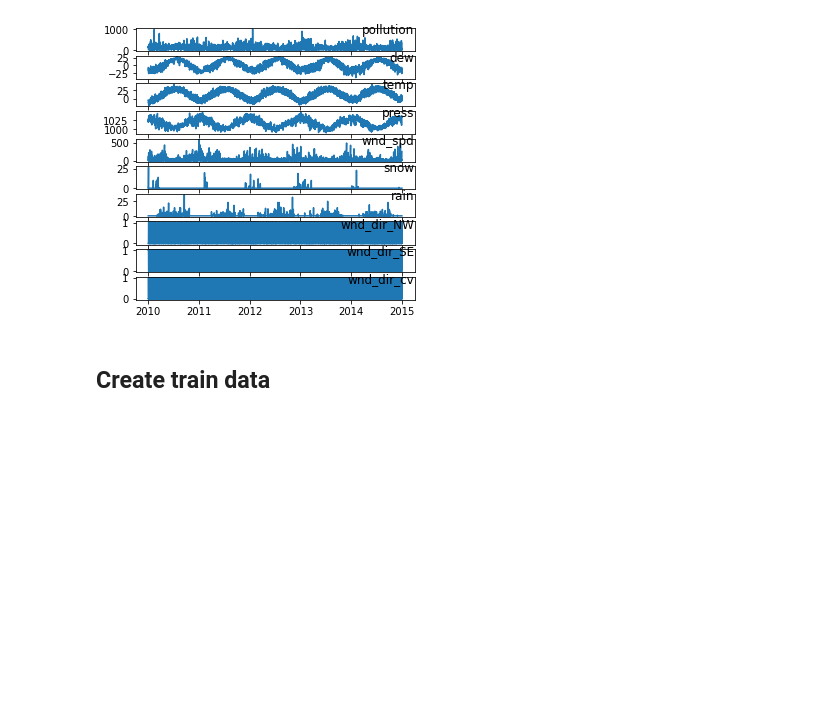
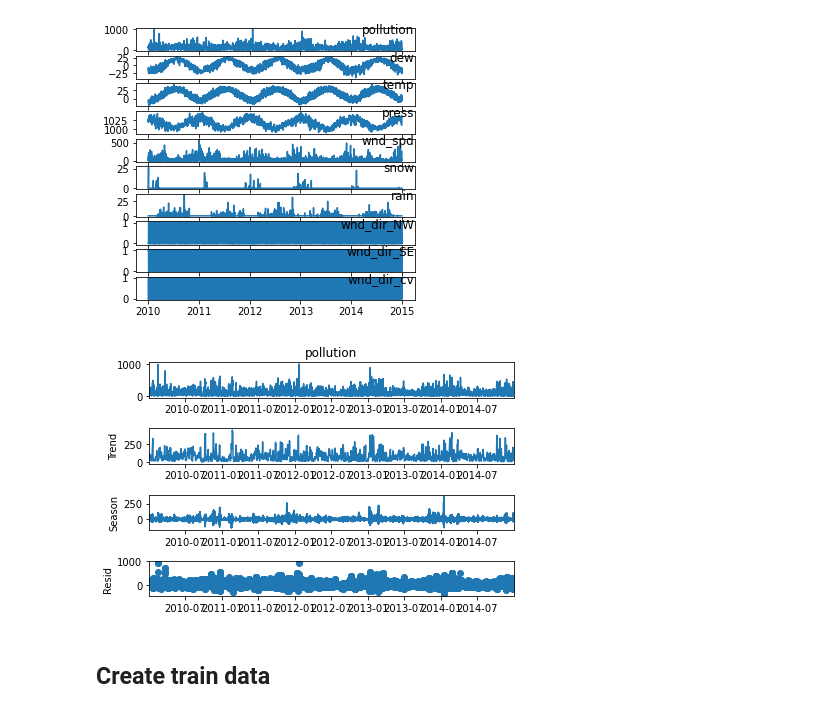
Before and after one commit to jankova/Time-Series-ARIMA-vs-LSTM, a Jupyter notebook: Pollution-times-series.ipynb, the cells around one changed output. Saved outputs shown, nothing was run; the diff lists cells and outputs as text; code cells hidden in the pictures; blank space fills up the shorter version.

```diff
--- a/Pollution-times-series.ipynb
+++ b/Pollution-times-series.ipynb
@@ -163,6 +169,17 @@ for i, col in enumerate(cols):
 plt.show()
 # %% [output]
 [figure]
+# %%
+# seasonal decomposition
+response_var = "pollution"
+
+from statsmodels.tsa.seasonal import seasonal_decompose, STL
+
+stl = STL(dataset[response_var], seasonal = 7, robust = True)
+stl.fit().plot()
+plt.show()
+# %% [output]
+[figure, added]
 # %% [markdown]
 ## Create train data
 # %%
```
Also changed, not shown: parts of 61 cells of this notebook, 1 other file.
